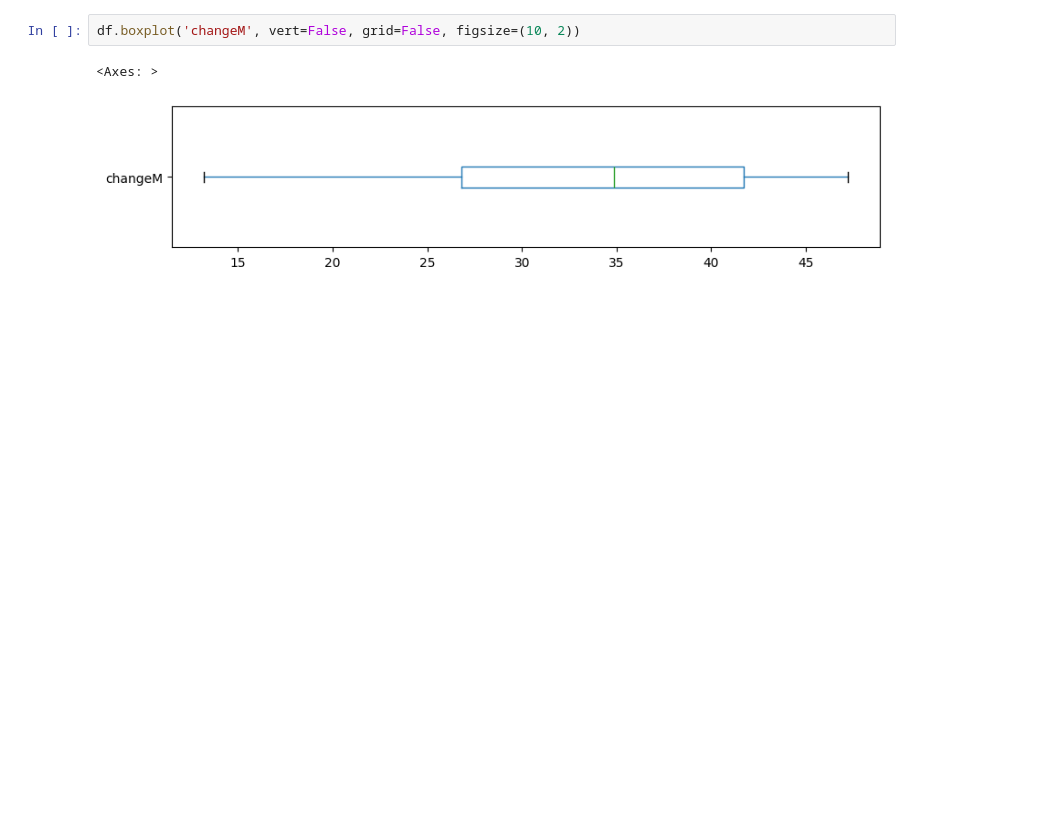
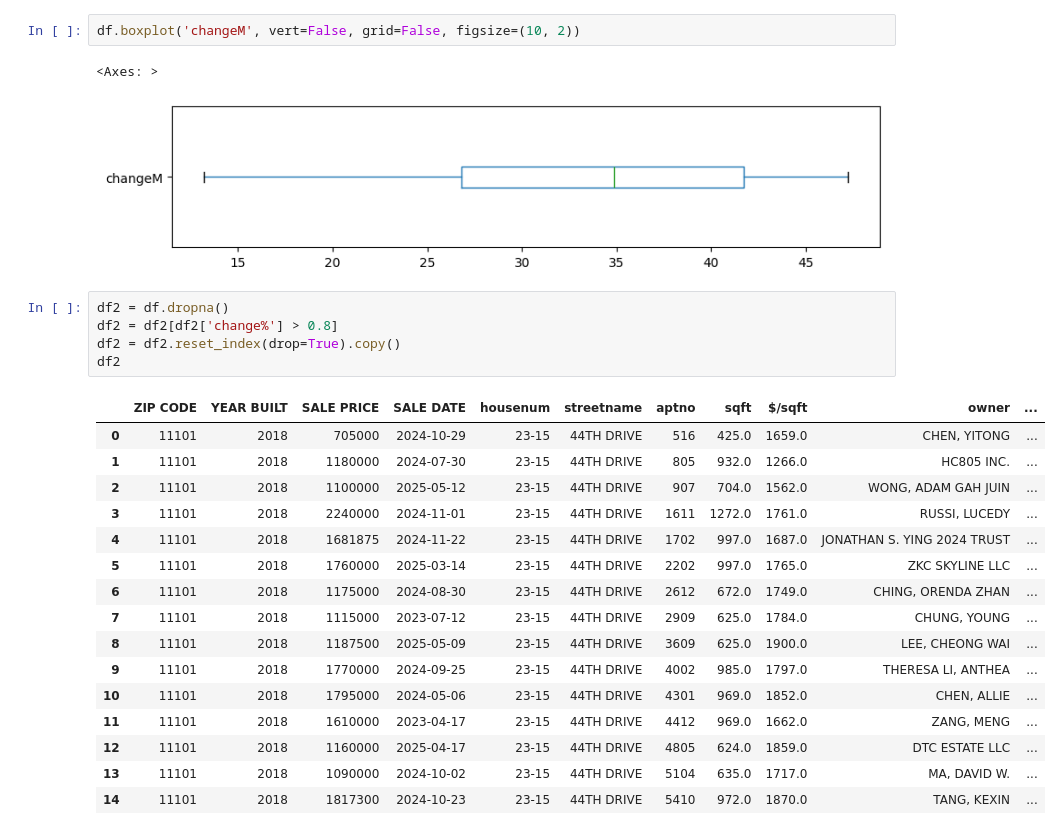
Before and after one commit to thexqin/lic-ast-condo-sales-analysis2, a Jupyter notebook: lic_ast_condo_sales_analysis2.ipynb, the cells around one changed output. Saved outputs shown, nothing was run; the diff lists cells and outputs as text; blank space fills up the shorter version.

```diff
--- a/lic_ast_condo_sales_analysis2.ipynb
+++ b/lic_ast_condo_sales_analysis2.ipynb
@@ -631,3 +612,25 @@ df.boxplot('changeM', vert=False, grid=False, figsize=(10, 2))
 # %% [output]
 <Axes: >
 [figure]
+# %%
+df2 = df.dropna()
+df2 = df2[df2['change%'] > 0.8]
+df2 = df2.reset_index(drop=True).copy()
+df2
+# %% [output]
+|  | ZIP CODE | YEAR BUILT | SALE PRICE | SALE DATE | housenum | streetname | aptno | sqft | $/sqft | owner | ... |
+| 0 | 11101 | 2018 | 705000 | 2024-10-29 | 23-15 | 44TH DRIVE | 516 | 425.0 | 1659.0 | CHEN, YITONG | ... |
+| 1 | 11101 | 2018 | 1180000 | 2024-07-30 | 23-15 | 44TH DRIVE | 805 | 932.0 | 1266.0 | HC805 INC. | ... |
+| 2 | 11101 | 2018 | 1100000 | 2025-05-12 | 23-15 | 44TH DRIVE | 907 | 704.0 | 1562.0 | WONG, ADAM GAH JUIN | ... |
+| 3 | 11101 | 2018 | 2240000 | 2024-11-01 | 23-15 | 44TH DRIVE | 1611 | 1272.0 | 1761.0 | RUSSI, LUCEDY | ... |
+| 4 | 11101 | 2018 | 1681875 | 2024-11-22 | 23-15 | 44TH DRIVE | 1702 | 997.0 | 1687.0 | JONATHAN S. YING 2024 TRUST | ... |
+| 5 | 11101 | 2018 | 1760000 | 2025-03-14 | 23-15 | 44TH DRIVE | 2202 | 997.0 | 1765.0 | ZKC SKYLINE LLC | ... |
+| 6 | 11101 | 2018 | 1175000 | 2024-08-30 | 23-15 | 44TH DRIVE | 2612 | 672.0 | 1749.0 | CHING, ORENDA ZHAN | ... |
+| 7 | 11101 | 2018 | 1115000 | 2023-07-12 | 23-15 | 44TH DRIVE | 2909 | 625.0 | 1784.0 | CHUNG, YOUNG | ... |
+| 8 | 11101 | 2018 | 1187500 | 2025-05-09 | 23-15 | 44TH DRIVE | 3609 | 625.0 | 1900.0 | LEE, CHEONG WAI | ... |
+| 9 | 11101 | 2018 | 1770000 | 2024-09-25 | 23-15 | 44TH DRIVE | 4002 | 985.0 | 1797.0 | THERESA LI, ANTHEA | ... |
+| 10 | 11101 | 2018 | 1795000 | 2024-05-06 | 23-15 | 44TH DRIVE | 4301 | 969.0 | 1852.0 | CHEN, ALLIE | ... |
+| 11 | 11101 | 2018 | 1610000 | 2023-04-17 | 23-15 | 44TH DRIVE | 4412 | 969.0 | 1662.0 | ZANG, MENG | ... |
+| 12 | 11101 | 2018 | 1160000 | 2025-04-17 | 23-15 | 44TH DRIVE | 4805 | 624.0 | 1859.0 | DTC ESTATE LLC | ... |
+| 13 | 11101 | 2018 | 1090000 | 2024-10-02 | 23-15 | 44TH DRIVE | 5104 | 635.0 | 1717.0 | MA, DAVID W. | ... |
+| 14 | 11101 | 2018 | 1817300 | 2024-10-23 | 23-15 | 44TH DRIVE | 5410 | 972.0 | 1870.0 | TANG, KEXIN | ... |
```
Also changed, not shown: parts of 4 cells of this notebook.
